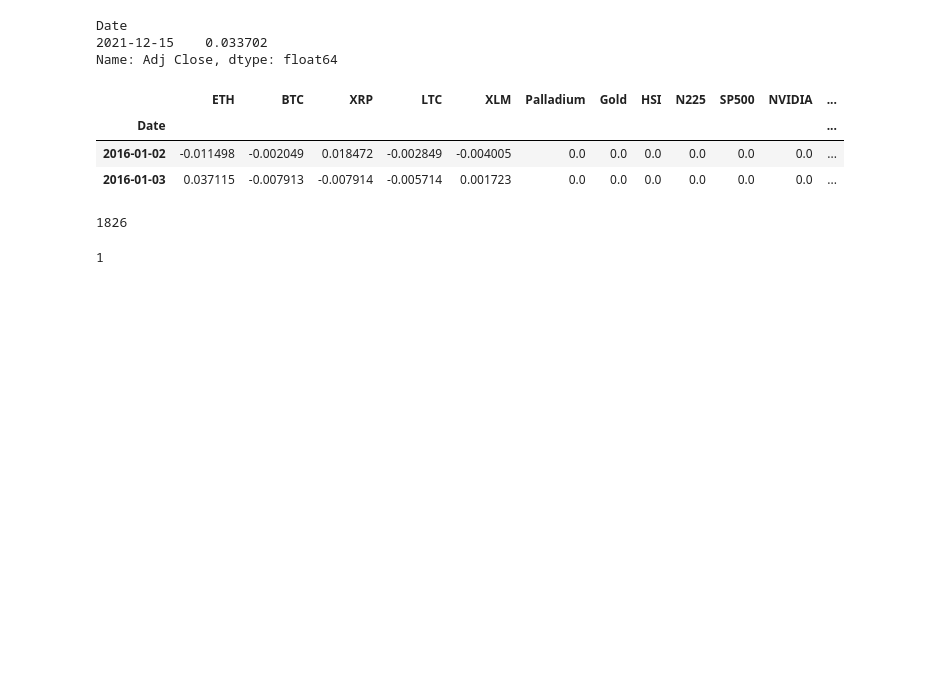
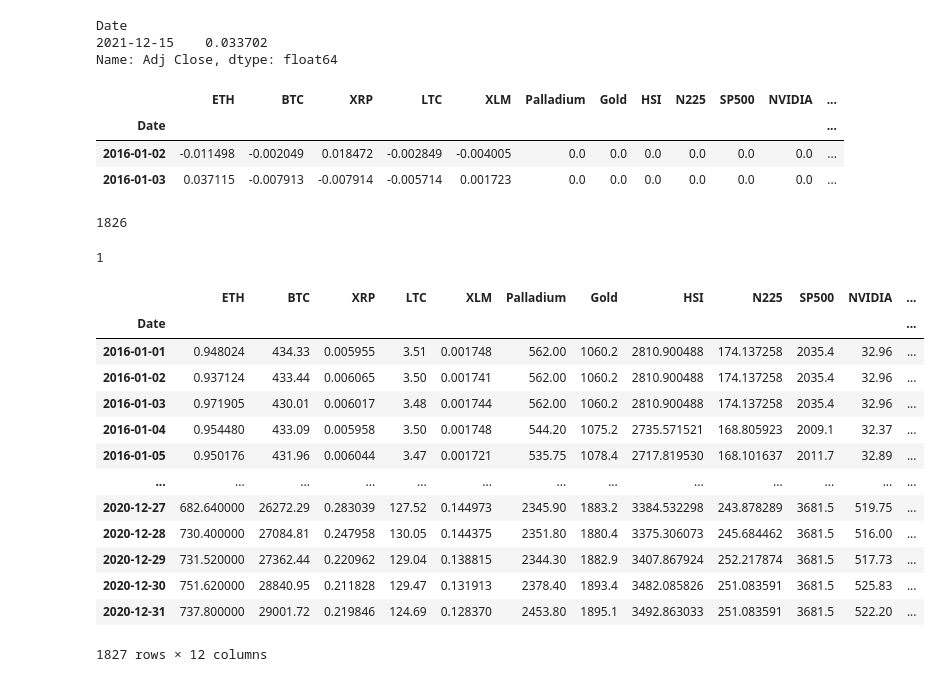
Before and after one commit to billmono95/TESI-LAUREA-MAGISTRALE, a Jupyter notebook: ExploratoryAnalysis.ipynb, the cells around one changed output. Cells and saved outputs as stored; diff of their text form; code cells hidden in the pictures; blank space fills up the shorter version.

```diff
--- a/ExploratoryAnalysis.ipynb
+++ b/ExploratoryAnalysis.ipynb
@@ -644,0 +647,17 @@ df_return2.to_csv('file2.csv', header=True, index=True)
+# %%
+newdf
+# %% [output]
+|  | ETH | BTC | XRP | LTC | XLM | Palladium | Gold | HSI | N225 | SP500 | NVIDIA | ... |
+| Date |  |  |  |  |  |  |  |  |  |  |  | ... |
+| 2016-01-01 | 0.948024 | 434.33 | 0.005955 | 3.51 | 0.001748 | 562.00 | 1060.2 | 2810.900488 | 174.137258 | 2035.4 | 32.96 | ... |
+| 2016-01-02 | 0.937124 | 433.44 | 0.006065 | 3.50 | 0.001741 | 562.00 | 1060.2 | 2810.900488 | 174.137258 | 2035.4 | 32.96 | ... |
+| 2016-01-03 | 0.971905 | 430.01 | 0.006017 | 3.48 | 0.001744 | 562.00 | 1060.2 | 2810.900488 | 174.137258 | 2035.4 | 32.96 | ... |
+| 2016-01-04 | 0.954480 | 433.09 | 0.005958 | 3.50 | 0.001748 | 544.20 | 1075.2 | 2735.571521 | 168.805923 | 2009.1 | 32.37 | ... |
+| 2016-01-05 | 0.950176 | 431.96 | 0.006044 | 3.47 | 0.001721 | 535.75 | 1078.4 | 2717.819530 | 168.101637 | 2011.7 | 32.89 | ... |
+| ... | ... | ... | ... | ... | ... | ... | ... | ... | ... | ... | ... | ... |
+| 2020-12-27 | 682.640000 | 26272.29 | 0.283039 | 127.52 | 0.144973 | 2345.90 | 1883.2 | 3384.532298 | 243.878289 | 3681.5 | 519.75 | ... |
+| 2020-12-28 | 730.400000 | 27084.81 | 0.247958 | 130.05 | 0.144375 | 2351.80 | 1880.4 | 3375.306073 | 245.684462 | 3681.5 | 516.00 | ... |
+| 2020-12-29 | 731.520000 | 27362.44 | 0.220962 | 129.04 | 0.138815 | 2344.30 | 1882.9 | 3407.867924 | 252.217874 | 3681.5 | 517.73 | ... |
+| 2020-12-30 | 751.620000 | 28840.95 | 0.211828 | 129.47 | 0.131913 | 2378.40 | 1893.4 | 3482.085826 | 251.083591 | 3681.5 | 525.83 | ... |
+| 2020-12-31 | 737.800000 | 29001.72 | 0.219846 | 124.69 | 0.128370 | 2453.80 | 1895.1 | 3492.863033 | 251.083591 | 3681.5 | 522.20 | ... |
+1827 rows × 12 columns
```
Also changed, not shown: parts of 1 cell of this notebook, 2 other files.
